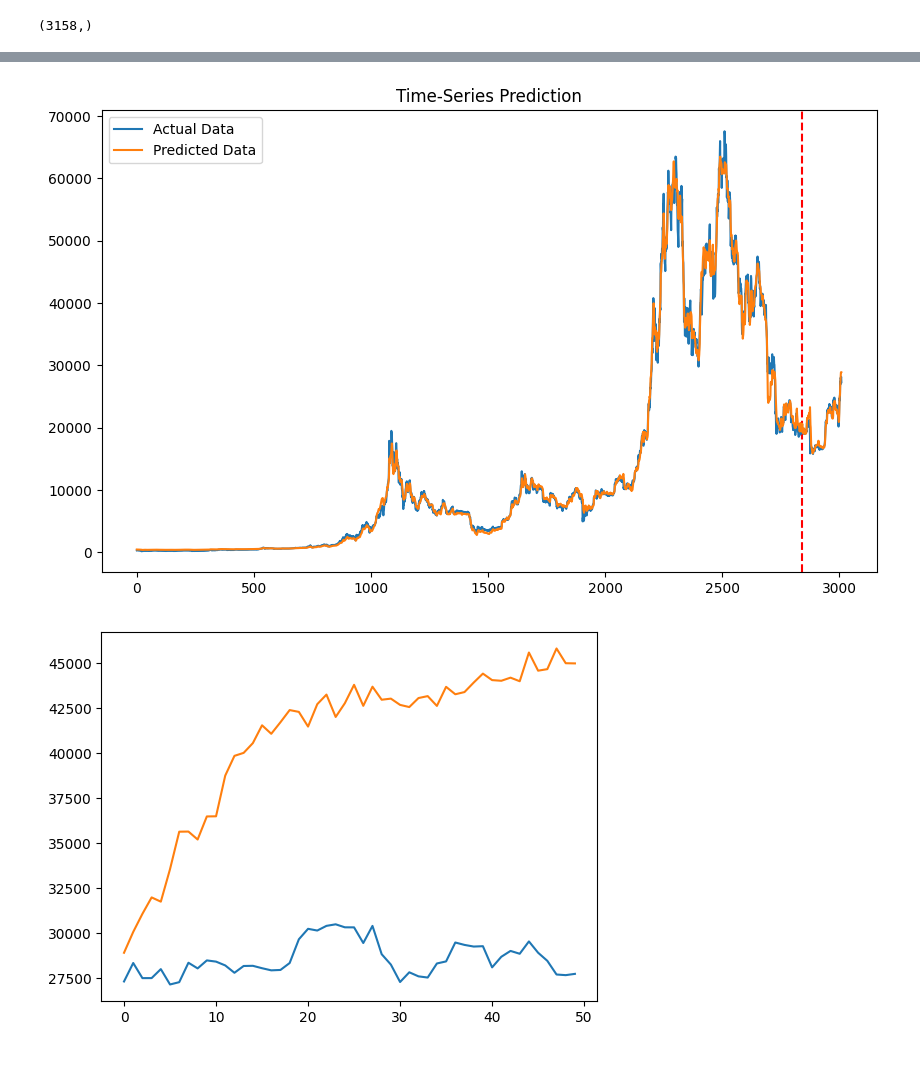
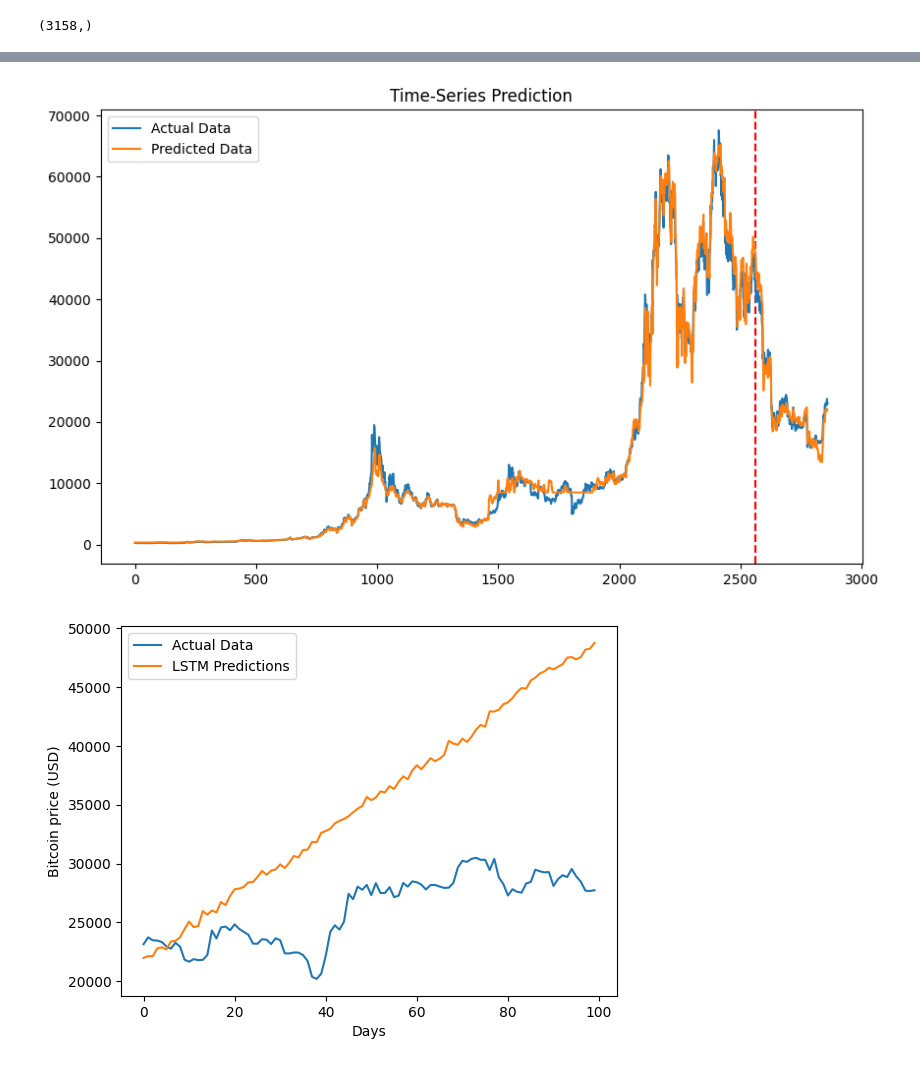
Before and after one commit to TomaszGryczka/CryptoPredictor, a Jupyter notebook: predictor/crypto_predictor.ipynb, the cells around one changed output, grey strips where cells are left out. Drawn from its saved outputs; the diff is of its cells as text; code cells hidden in the pictures.

Commit message:
sequences length can be modified easily

```diff
--- a/predictor/crypto_predictor.ipynb
+++ b/predictor/crypto_predictor.ipynb
@@ -73,6 +73,9 @@ def create_sequences(x_data, y_data, x_step, y_step):
         X.append(new_seq_x), y.append(new_seq_y)
     return np.array(X), np.array(y)
 
-X_ss, y_mm = create_sequences(x_standarized, y_standarized, 100, 50)
+SEQUENCE_INPUT_LENGTH = 200
+SEQUENCE_OUTPUT_LENGTH = 100
+
+X_ss, y_mm = create_sequences(x_standarized, y_standarized, SEQUENCE_INPUT_LENGTH, SEQUENCE_OUTPUT_LENGTH)
 print(X_ss.shape, y_mm.shape)
 # %% [output]
@@ -80,12 +83,15 @@ print(X_ss.shape, y_mm.shape)
 # %%
-total_samples = len(X)
-train_test_cutoff = round(0.90 * total_samples)
 
-X_train = X_ss[:-150]
-X_test = X_ss[-150:]
+SEQUENCE_LENGTH = SEQUENCE_INPUT_LENGTH + SEQUENCE_OUTPUT_LENGTH
 
-y_train = y_mm[:-150]
-y_test = y_mm[-150:]
+total_num_of_sequences = len(X_ss)
+test_data_start_sequence_index = total_num_of_sequences - SEQUENCE_LENGTH
+
+X_train = X_ss[:-SEQUENCE_LENGTH]
+X_test = X_ss[-SEQUENCE_LENGTH:]
+
+y_train = y_mm[:-SEQUENCE_LENGTH]
+y_test = y_mm[-SEQUENCE_LENGTH:]
 
 print("Training Shape:", X_train.shape, y_train.shape)
 print("Testing Shape:", X_test.shape, y_test.shape)
@@ -102,10 +108,12 @@ y_test_tensors = torch.Tensor(y_test)
 # %%
 # reshaping to rows, timestamps, features
 X_train_tensors_final = torch.reshape(X_train_tensors,
-                                      (X_train_tensors.shape[0], 100,
+                                      (X_train_tensors.shape[0],
+                                       SEQUENCE_INPUT_LENGTH,
                                        X_train_tensors.shape[2]))
 X_test_tensors_final = torch.reshape(X_test_tensors,
-                                     (X_test_tensors.shape[0], 100,
+                                     (X_test_tensors.shape[0],
+                                      SEQUENCE_INPUT_LENGTH,
                                       X_test_tensors.shape[2]))
 
 print("Training Shape:", X_train_tensors_final.shape, y_train_tensors.shape)
@@ -149,15 +157,15 @@ def training_loop(num_of_epochs, lstm: LSTM, optimiser, loss_fn, X_train, y_trai
 # %%
 warnings.filterwarnings('ignore')
 
-num_of_epochs = 500
-learning_rate = 0.001
+num_of_epochs = 1000
+learning_rate = 0.01
 
 # number of features
 input_size = 4
 
-hidden_size = 64
+hidden_size = 2
 num_layers = 1
-num_classes = 50
+num_classes = SEQUENCE_OUTPUT_LENGTH
 
 lstm = LSTM(num_classes, input_size, hidden_size, num_layers)
 
@@ -184,12 +197,12 @@ Epoch: 400, train loss: 0.00071, test loss: 0.03912
 df_X_ss = standard_scaler.transform(df.drop(columns=['Close']))
 df_y_mm = min_max_scaler.transform(df.Close.values.reshape(-1, 1))
 
-df_X_ss, df_y_mm = create_sequences(df_X_ss, df_y_mm, 100, 50)
+df_X_ss, df_y_mm = create_sequences(df_X_ss, df_y_mm, SEQUENCE_INPUT_LENGTH, SEQUENCE_OUTPUT_LENGTH)
 
 df_X_ss = torch.Tensor(df_X_ss)
 df_y_mm = torch.Tensor(df_y_mm)
 
-df_X_ss = torch.reshape(df_X_ss, (df_X_ss.shape[0], 100, df_X_ss.shape[2]))
+df_X_ss = torch.reshape(df_X_ss, (df_X_ss.shape[0], SEQUENCE_INPUT_LENGTH, df_X_ss.shape[2]))
 
 train_predict = lstm(df_X_ss)
 data_predict = train_predict.data.numpy()
@@ -203,7 +216,7 @@ for i in range(len(dataY_plot)):
 for i in range(len(data_predict)):
     preds.append(data_predict[i][0])
 plt.figure(figsize=(10,6))
-plt.axvline(x=train_test_cutoff, c='r', linestyle='--')
+plt.axvline(x=test_data_start_sequence_index, c='r', linestyle='--')
 
 plt.plot(true, label='Actual Data')
 plt.plot(preds, label='Predicted Data')
@@ -211,22 +224,25 @@ plt.title('Time-Series Prediction')
 plt.legend()
 plt.show()
 # %% [output]
-[figure, old version]
+[figure, new version]
 # %%
 test_predict = lstm(X_test_tensors_final[-1].unsqueeze(0))
 test_predict = test_predict.detach().numpy()
 test_predict = min_max_scaler.inverse_transform(test_predict)
 test_predict = test_predict[0].tolist()
 
 test_target = y_test_tensors[-1].detach().numpy()
 test_target = min_max_scaler.inverse_transform(test_target.reshape(1, -1))
 test_target = test_target[0].tolist()
 
 plt.plot(test_target, label="Actual Data")
 plt.plot(test_predict, label="LSTM Predictions")
+plt.xlabel('Days')
+plt.ylabel('Bitcoin price (USD)')
+plt.legend()
 plt.show()
 # %% [output]
-[figure, old version]
+[figure, new version]
 # %%
 plt.figure(figsize=(10,6))
 
```
Also changed, not shown: parts of 6 cells of this notebook.
